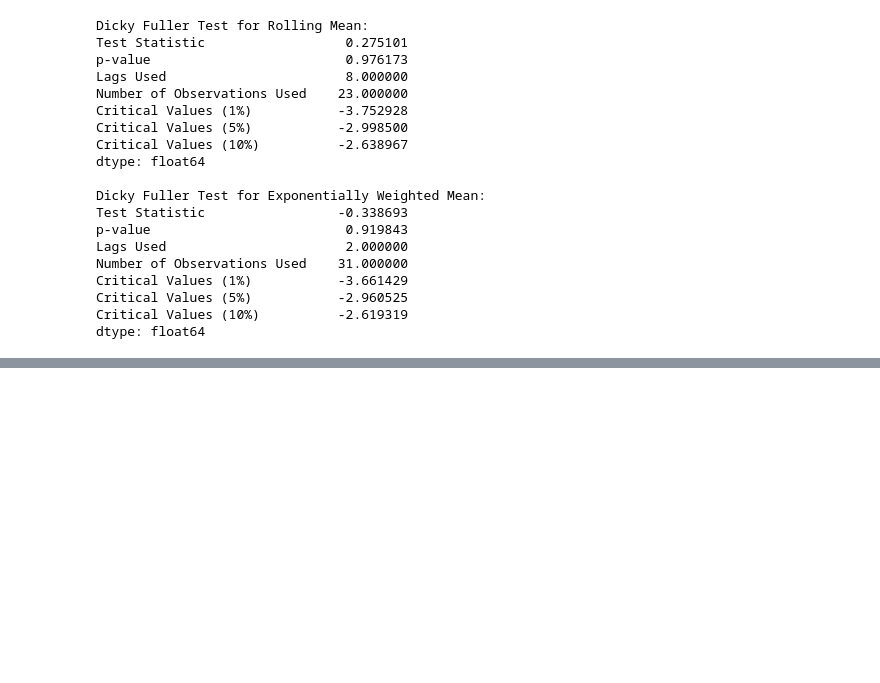
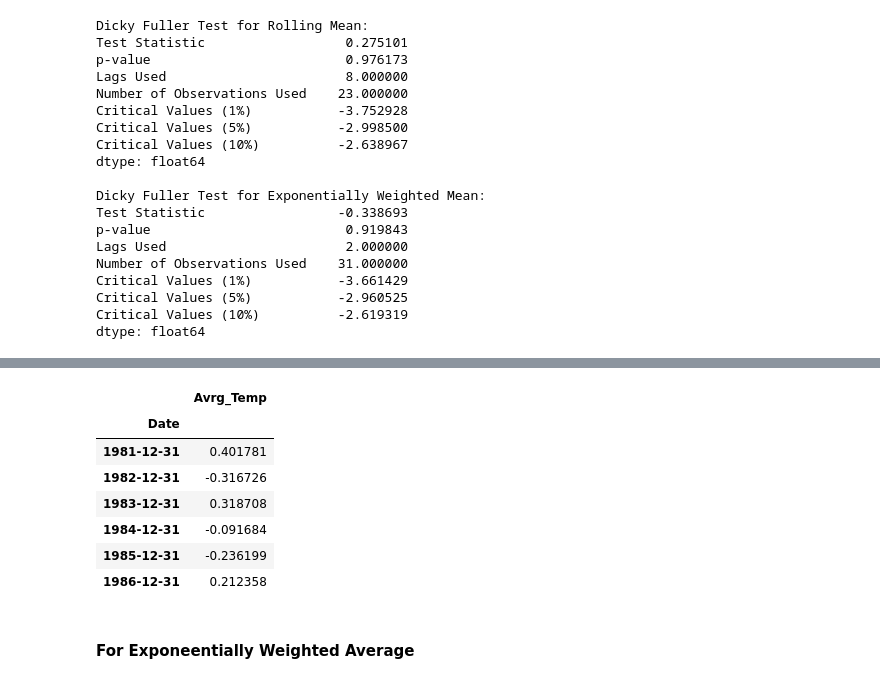
Before and after one commit to OkomoJacob/timeSeriesForecasting, a Jupyter notebook: ClimateGlobal Warming Prediction/timeSeries.ipynb, the cells around one changed output, grey strips where cells are left out. Saved outputs shown, nothing was run; the diff lists cells and outputs as text; code cells hidden in the pictures; blank space fills up the shorter version.

```diff
--- a/ClimateGlobal Warming Prediction/timeSeries.ipynb
+++ b/ClimateGlobal Warming Prediction/timeSeries.ipynb
@@ -379,0 +381,15 @@ diff_rol_mean.dropna
+# %%
+diff_rol_mean = resample_df - rol_mean
+diff_rol_mean.dropna(inplace = True)
+diff_rol_mean.head(6)
+# %% [output]
+|  | Avrg_Temp |
+| Date |  |
+| 1981-12-31 | 0.401781 |
+| 1982-12-31 | -0.316726 |
+| 1983-12-31 | 0.318708 |
+| 1984-12-31 | -0.091684 |
+| 1985-12-31 | -0.236199 |
+| 1986-12-31 | 0.212358 |
+# %% [markdown]
+#### For Exponeentially Weighted Average
```
Also changed, not shown: parts of 4 cells of this notebook.
